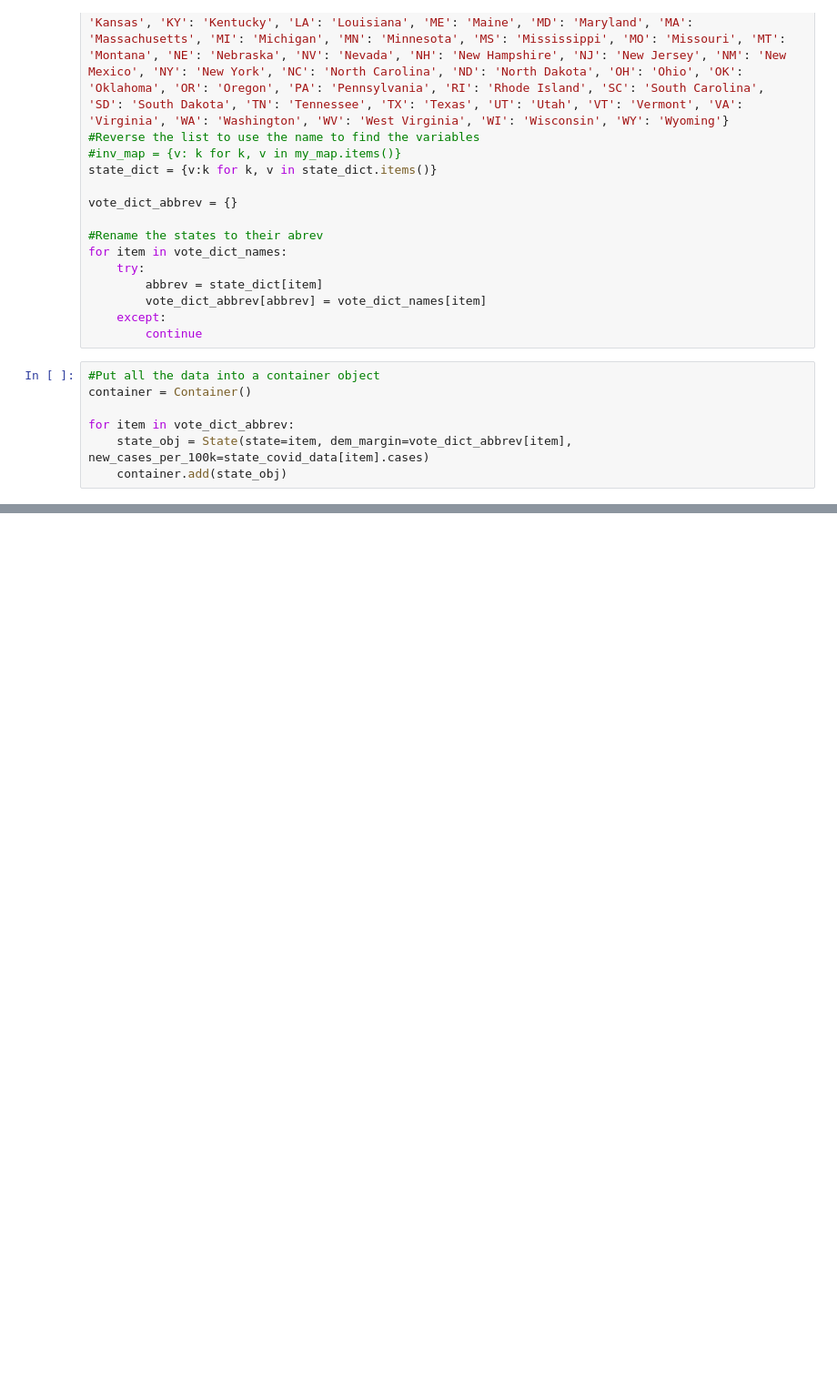
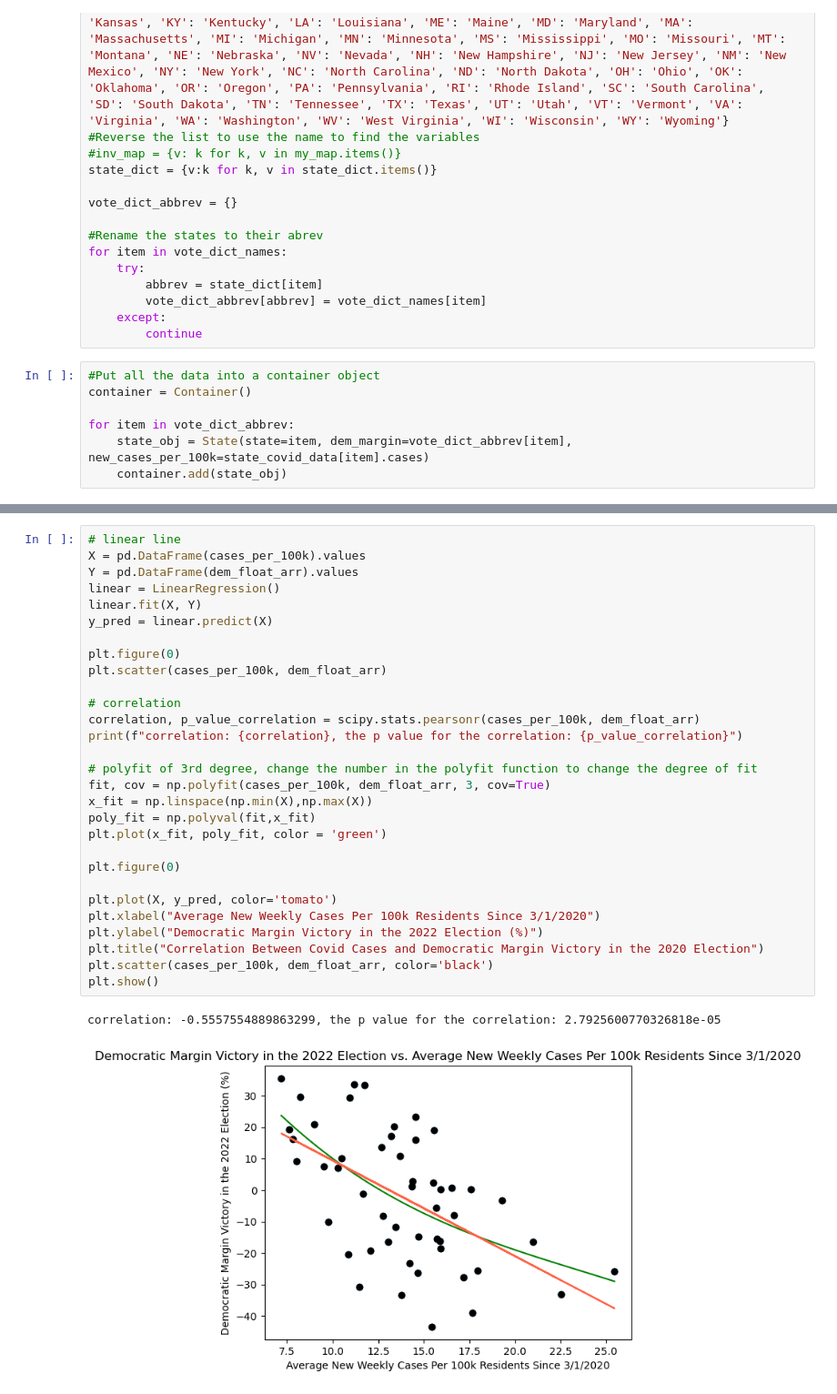
Before and after one commit to alexanderschatzberg/qr_x, a Jupyter notebook: covid-and-politics/src/covid_vs_politics.ipynb, the cells around one changed output, grey strips where cells are left out. Shown at 91% size. Cells and saved outputs as stored; diff of their text form; blank space fills up the shorter version.

Commit message:
Add stats

```diff
--- a/covid-and-politics/src/covid_vs_politics.ipynb
+++ b/covid-and-politics/src/covid_vs_politics.ipynb
@@ -134,0 +120,32 @@ plt.show()
+# %%
+# linear line
+X = pd.DataFrame(cases_per_100k).values
+Y = pd.DataFrame(dem_float_arr).values
+linear = LinearRegression()
+linear.fit(X, Y)
+y_pred = linear.predict(X)
+
+plt.figure(0)
+plt.scatter(cases_per_100k, dem_float_arr)
+
+# correlation
+correlation, p_value_correlation = scipy.stats.pearsonr(cases_per_100k, dem_float_arr)
+print(f"correlation: {correlation}, the p value for the correlation: {p_value_correlation}")
+
+# polyfit of 3rd degree, change the number in the polyfit function to change the degree of fit
+fit, cov = np.polyfit(cases_per_100k, dem_float_arr, 3, cov=True)
+x_fit = np.linspace(np.min(X),np.max(X))
+poly_fit = np.polyval(fit,x_fit)
+plt.plot(x_fit, poly_fit, color = 'green')
+
+plt.figure(0)
+
+plt.plot(X, y_pred, color='tomato')
+plt.xlabel("Average New Weekly Cases Per 100k Residents Since 3/1/2020")
+plt.ylabel("Democratic Margin Victory in the 2022 Election (%)")
+plt.title("Correlation Between Covid Cases and Democratic Margin Victory in the 2020 Election")
+plt.scatter(cases_per_100k, dem_float_arr, color='black')
+plt.show()
+# %% [output]
+correlation: -0.5557554889863299, the p value for the correlation: 2.7925600770326818e-05
+[figure, added]
```
Also changed, not shown: parts of 2 cells of this notebook.
